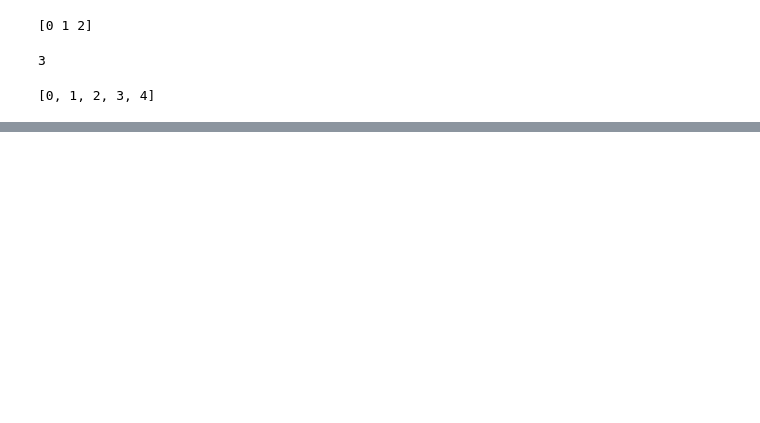
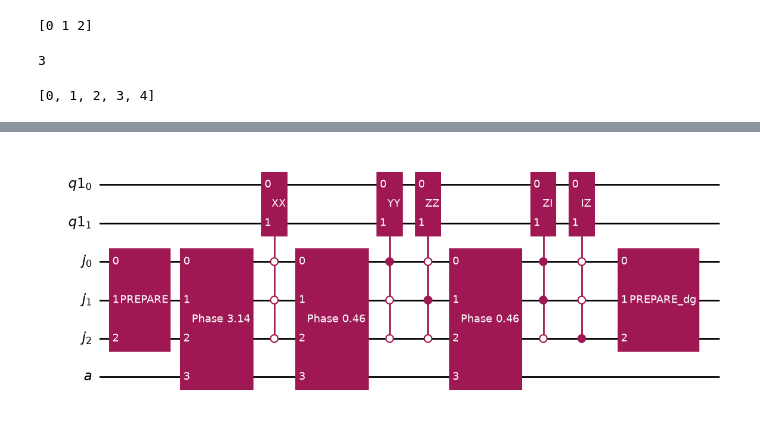
Before and after one commit to Laur1er/block-encoding, a Jupyter notebook: test.ipynb, the cells around one changed output, grey strips where cells are left out. Cells and saved outputs as stored; diff of their text form; code cells hidden in the pictures; blank space fills up the shorter version.

Commit message:
Block-encoding of a LCU, DONE!

```diff
--- a/test.ipynb
+++ b/test.ipynb
@@ -98,0 +99,8 @@ circuit.draw('mpl')
+# %%
+from block_encoding.encode_lcu import encode_LCU
+
+circuit, s = encode_LCU(matrix)
+
+circuit.draw('mpl')
+# %% [output]
+[figure, added]
```
Also changed, not shown: parts of 3 cells of this notebook, 5 other files.
